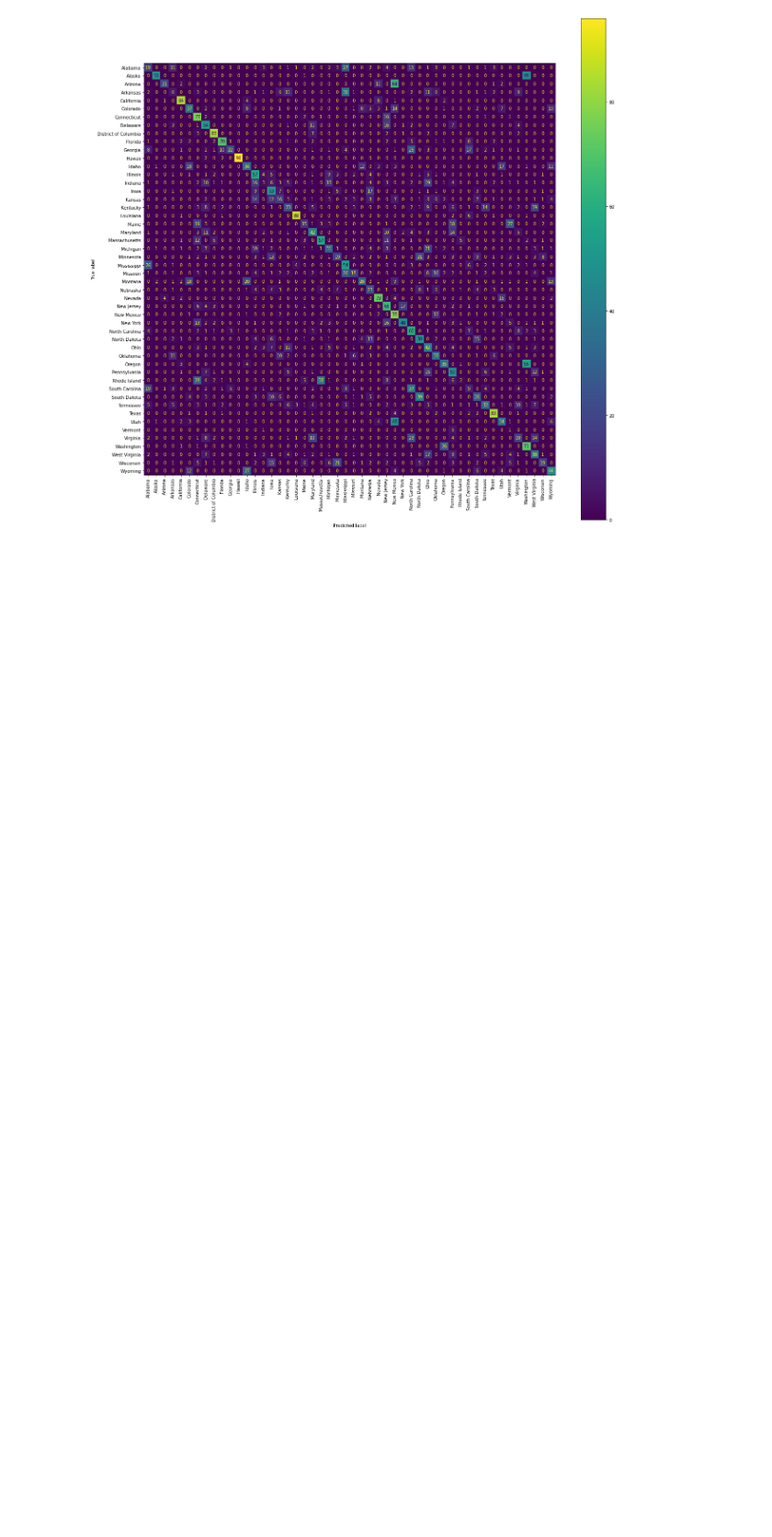
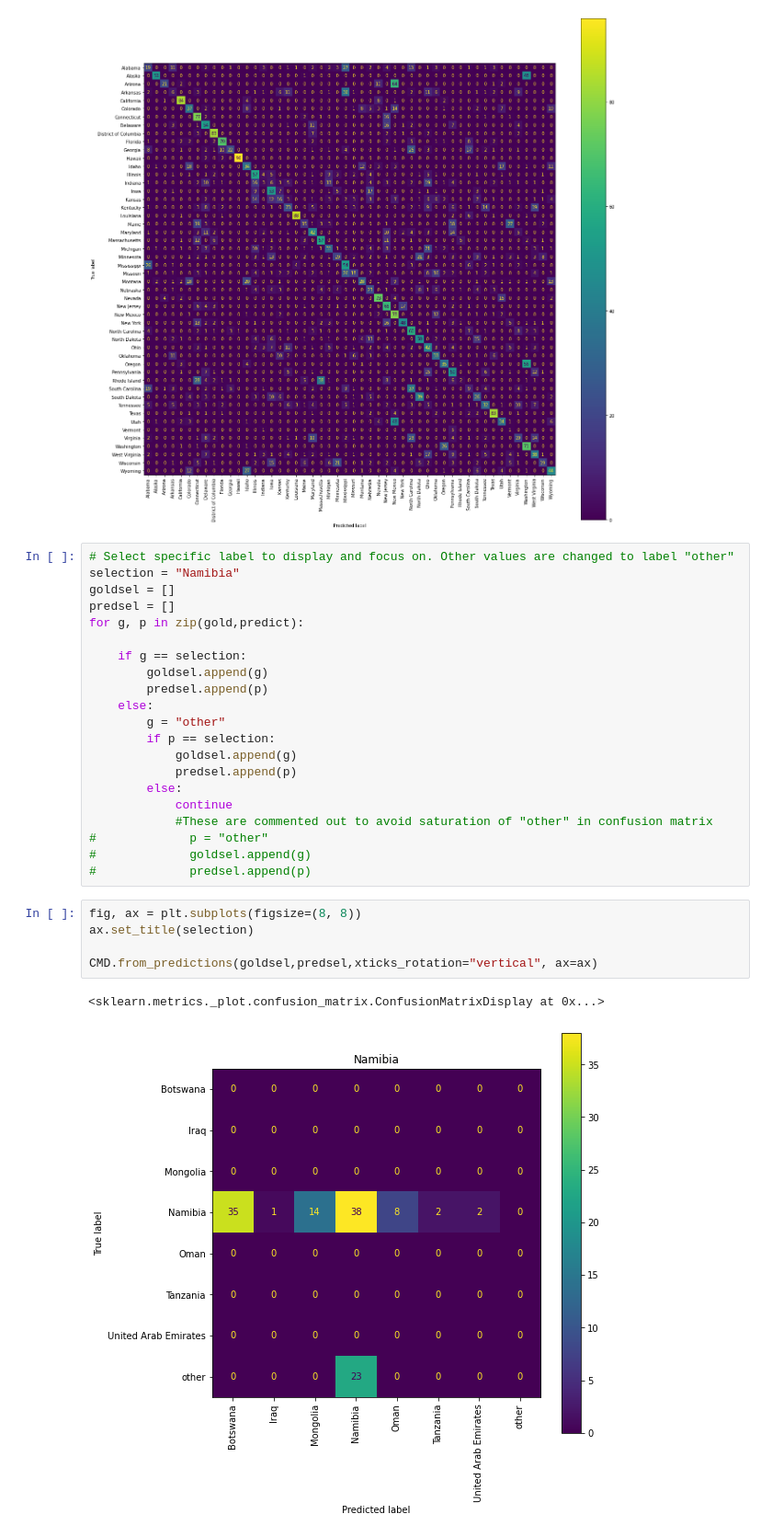
Before and after one commit to Ispanicus/geoguessr-ai, a Jupyter notebook: notebooks/explorecsv_results.ipynb, the cells around one changed output. Shown at 92% size. Saved outputs shown, nothing was run; the diff lists cells and outputs as text; blank space fills up the shorter version.

```diff
--- a/notebooks/explorecsv_results.ipynb
+++ b/notebooks/explorecsv_results.ipynb
@@ -77,3 +139,32 @@ CMD.from_predictions(gold,predict,xticks_rotation="vertical",ax=ax)#
 # plt.savefig("allstate_CM.png")
 # %% [output]
 [figure]
+# %%
+# Select specific label to display and focus on. Other values are changed to label "other"
+selection = "Namibia"
+goldsel = []
+predsel = []
+for g, p in zip(gold,predict):
+
+    if g == selection:
+        goldsel.append(g)
+        predsel.append(p)
+    else:
+        g = "other"
+        if p == selection:
+            goldsel.append(g)
+            predsel.append(p)
+        else:
+            continue
+            #These are commented out to avoid saturation of "other" in confusion matrix
+#             p = "other"
+#             goldsel.append(g)
+#             predsel.append(p)
+# %%
+fig, ax = plt.subplots(figsize=(8, 8))
+ax.set_title(selection)
+
+CMD.from_predictions(goldsel,predsel,xticks_rotation="vertical", ax=ax)
+# %% [output]
+<sklearn.metrics._plot.confusion_matrix.ConfusionMatrixDisplay at 0x...>
+[figure, added]
```
Also changed, not shown: parts of 12 cells of this notebook.
